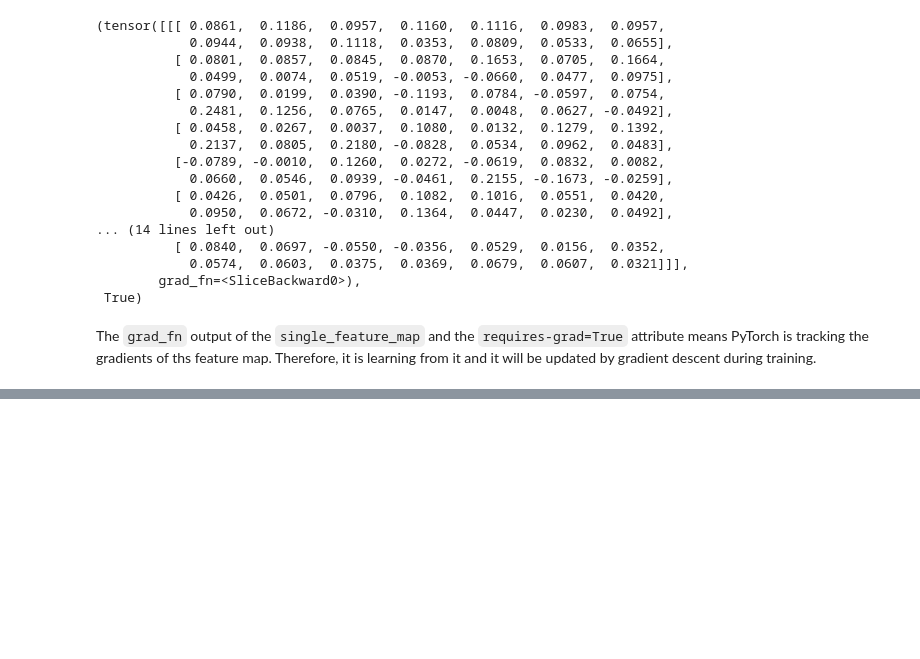
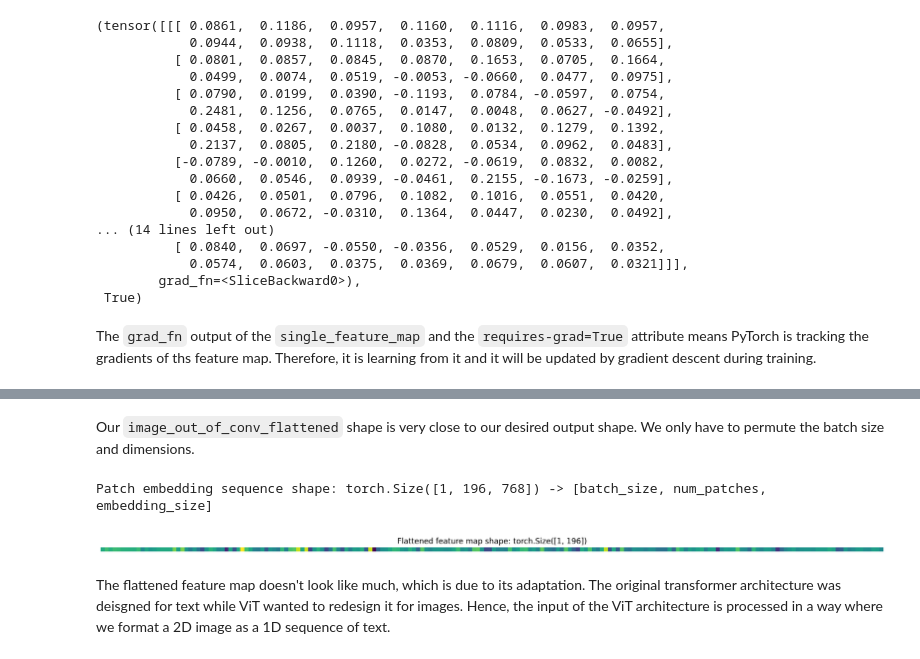
Before and after one commit to Aaron-Serpilin/Zero-To-Mastery-Pytorch, a Jupyter notebook: Fundamentals/08_PyTorch_Paper_Replicating.ipynb, the cells around one changed output, grey strips where cells are left out. Cells and saved outputs as stored; diff of their text form; code cells hidden in the pictures; blank space fills up the shorter version.

Commit message:
Transformed 2D images into 1D learnable embedding vectors.

```diff
--- a/Fundamentals/08_PyTorch_Paper_Replicating.ipynb
+++ b/Fundamentals/08_PyTorch_Paper_Replicating.ipynb
@@ -576,0 +597,17 @@ The `grad_fn` output of the `single_feature_map` and the `requires-grad=True` at
+# %%
+flatten = nn.Flatten(start_dim=2, # flatten feature_map_height
+                     end_dim=3) # flatten feature_map_width
+# %%
+# View image
+plt.imshow(image.permute(1, 2, 0))
+plt.title(class_names[label])
+plt.axis(False);
+print(f"Original image shape: {image.shape}")
+
+# Turn image into feature maps
+image_out_of_conv = conv2d(image.unsqueeze(0))
+print(f"Image feature map shape: {image_out_of_conv.shape}")
+
+# Flatten feature maps
+image_out_of_conv_flattened = flatten(image_out_of_conv)
+print(f"Flattened feature map shape: {image_out_of_conv_flattened.shape}")
@@ -576,0 +619,18 @@ The `grad_fn` output of the `single_feature_map` and the `requires-grad=True` at
+# %% [markdown]
+Our `image_out_of_conv_flattened` shape is very close to our desired output shape. We only have to permute the batch size and dimensions.
+# %%
+image_out_of_conv_flattened_reshaped = image_out_of_conv_flattened.permute(0, 2, 1)
+print(f"Patch embedding sequence shape: {image_out_of_conv_flattened_reshaped.shape} -> [batch_size, num_patches, embedding_size]")
+# %% [output]
+Patch embedding sequence shape: torch.Size([1, 196, 768]) -> [batch_size, num_patches, embedding_size]
+# %%
+single_flattened_feature_map = image_out_of_conv_flattened_reshaped[:, :, 0]
+
+plt.figure(figsize=(22, 22))
+plt.imshow(single_flattened_feature_map.detach().numpy())
+plt.title(f"Flattened feature map shape: {single_flattened_feature_map.shape}")
+plt.axis(False);
+# %% [output]
+[figure, added]
+# %% [markdown]
+The flattened feature map doesn't look like much, which is due to its adaptation. The original transformer architecture was deisgned for text while ViT wanted to redesign it for images. Hence, the input of the ViT architecture is processed in a way where we format a 2D image as a 1D sequence of text.
```
Also changed, not shown: parts of 7 cells of this notebook.
